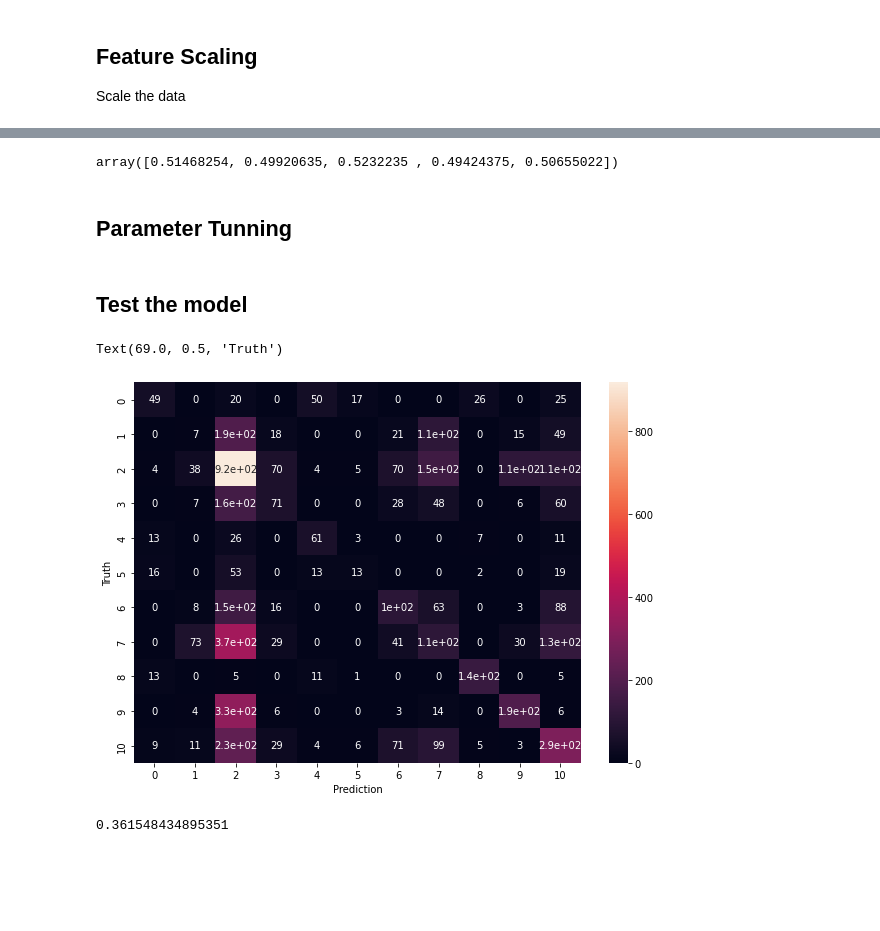
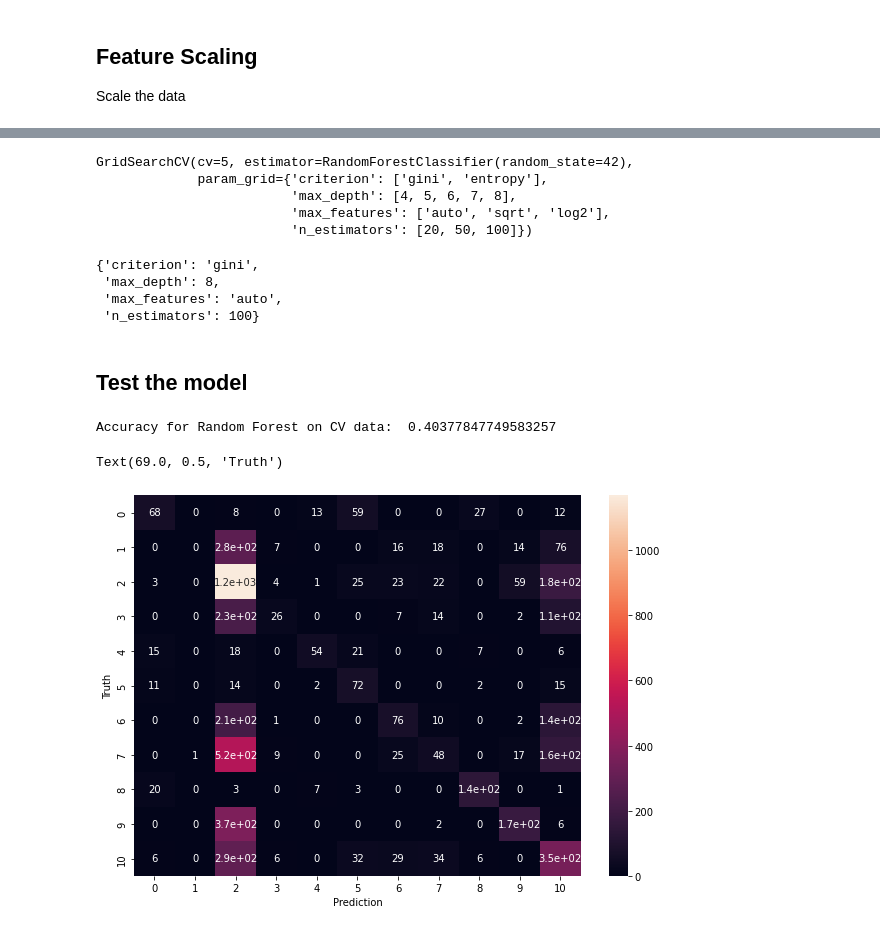
Before and after one commit to rawanalqarni/Music_Dataset, a Jupyter notebook: Samah/ML_RandomForest.ipynb, the cells around one changed output, grey strips where cells are left out. Drawn from its saved outputs; the diff is of its cells as text; code cells hidden in the pictures; blank space fills up the shorter version.

Commit message:
add GridSearchCV

```diff
--- a/Samah/ML_RandomForest.ipynb
+++ b/Samah/ML_RandomForest.ipynb
@@ -147,25 +139,45 @@ array([0.50277778, 0.50674603, 0.51766574, 0.49821358, 0.50734418])
-# %%
-cross_val_score(RandomForestClassifier(n_estimators=50), x_train, y_train.values.ravel())
-# %% [output]
-array([0.51468254, 0.49920635, 0.5232235 , 0.49424375, 0.50655022])
-# %% [markdown]
-## Parameter Tunning
+# %%
+rfc=RandomForestClassifier(random_state=42)
+param_grid = {
+    'n_estimators': [20,50,100],
+    'max_features': ['auto', 'sqrt', 'log2'],
+    'max_depth' : [4,5,6,7,8],
+    'criterion' :['gini', 'entropy']
+}
+CV_rfc = GridSearchCV(estimator=rfc, param_grid=param_grid, cv= 5,return_train_score=False)
+CV_rfc.fit(x_train[selected_features], y_train.values.ravel())
+# %% [output]
+GridSearchCV(cv=5, estimator=RandomForestClassifier(random_state=42),
+             param_grid={'criterion': ['gini', 'entropy'],
+                         'max_depth': [4, 5, 6, 7, 8],
+                         'max_features': ['auto', 'sqrt', 'log2'],
+                         'n_estimators': [20, 50, 100]})
+# %%
+CV_rfc.best_params_
+# %% [output]
+{'criterion': 'gini',
+ 'max_depth': 8,
+ 'max_features': 'auto',
+ 'n_estimators': 100}
 # %% [markdown]
 ## Test the model
 # %%
 from sklearn.metrics import confusion_matrix
+from sklearn.metrics import  accuracy_score
+
+rfc1=RandomForestClassifier(random_state=42, max_features='auto', n_estimators= 100, max_depth=8, criterion='entropy')
+rfc1.fit(x_train[selected_features], y_train.values.ravel())
+y_pred = rfc1.predict(x_test[selected_features])
+print("Accuracy for Random Forest on CV data: ",accuracy_score(y_test,y_pred))
+
 cm = confusion_matrix(y_test,y_pred)
 import matplotlib.pyplot as plt
 import seaborn as sn
 plt.figure(figsize=(10,7))
 sn.heatmap(cm, annot=True)
 plt.xlabel('Prediction')
 plt.ylabel('Truth')
 # %% [output]
-Text(69.0, 0.5, 'Truth')
+Accuracy for Random Forest on CV data:  0.40377847749583257
+Text(69.0, 0.5, 'Truth')
-[figure, old version]
+[figure, new version]
-# %%
-from sklearn.metrics import  accuracy_score
-accuracy_score(y_test, y_pred)
-# %% [output]
-0.361548434895351
```
Also changed, not shown: parts of 5 cells of this notebook.
